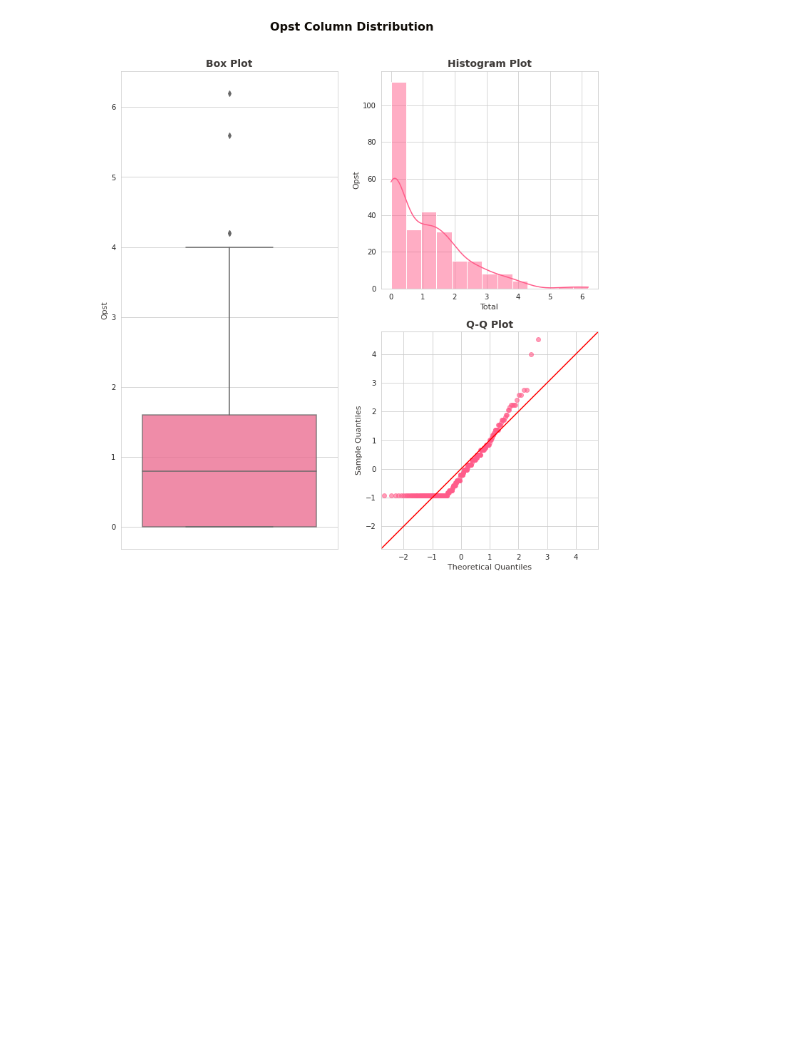
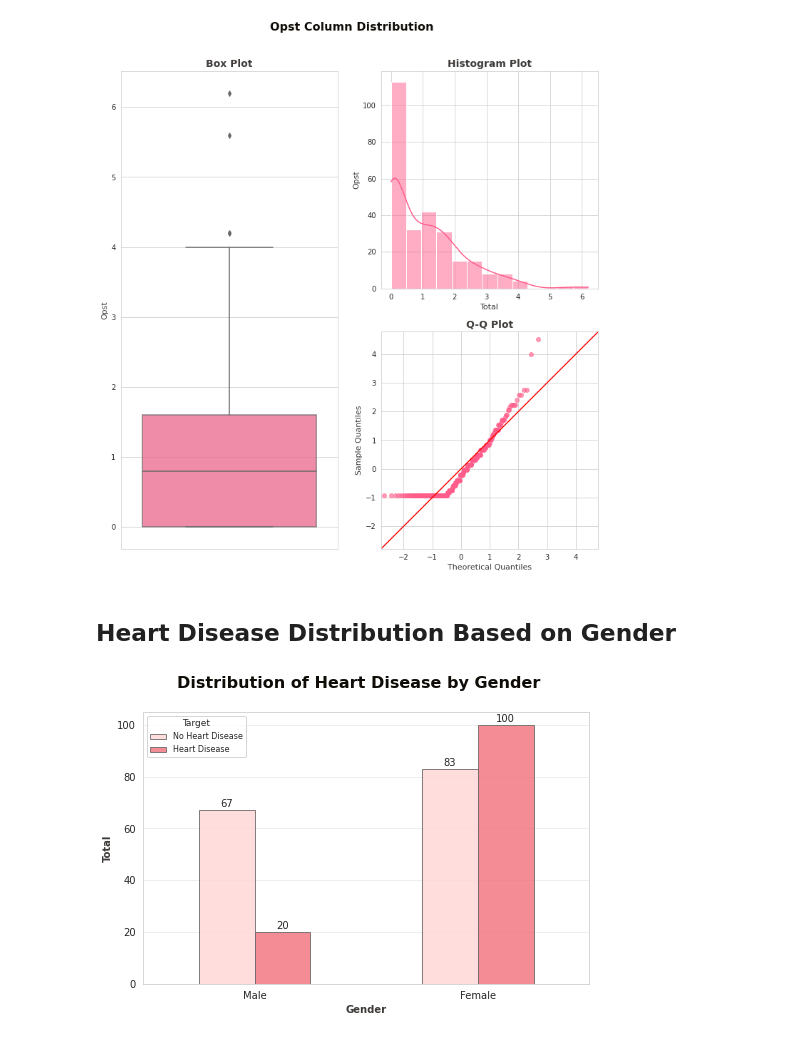
Before and after one commit to iamharkirat/EEE-591, a Jupyter notebook: project_1.ipynb, the cells around one changed output. Cells and saved outputs as stored; diff of their text form; code cells hidden in the pictures; blank space fills up the shorter version.

```diff
--- a/project_1.ipynb
+++ b/project_1.ipynb
@@ -283,3 +283,36 @@ plot_column_distribution('mhr', black_grad, heart_df)
 plot_column_distribution('opst', pink_grad, heart_df)
 # %% [output]
 [figure]
+# %% [markdown]
+## Heart Disease Distribution Based on Gender
+# %%
+# Define labels
+labels = ['No Heart Disease', 'Heart Disease']
+label_gender = np.array([0, 1])
+label_gender2 = ['Male', 'Female']
+
+# Create a cross-tabulation of sex and a1p2 columns and plot a bar chart
+ax = pd.crosstab(heart_df['sex'], heart_df['a1p2']).plot(kind='bar', figsize=(8, 5),
+                                                        color=color_mix[2:4],
+                                                        edgecolor=black_grad[2], alpha=0.85)
+for rect in ax.patches:
+    ax.text (rect.get_x()+rect.get_width()/2,
+             rect.get_height()+1.25,rect.get_height(),
+             horizontalalignment='center', fontsize=10)
+
+# Set chart title and axis labels
+plt.suptitle('Distribution of Heart Disease by Gender', fontweight='bold', fontsize=16,
+             fontfamily='sans-serif', color=black_grad[0])
+plt.xlabel('Gender', fontweight='bold', fontfamily='sans-serif', color=black_grad[1])
+plt.ylabel('Total', fontweight='bold', fontfamily='sans-serif', color=black_grad[1])
+
+# Set x-axis tick labels and grid lines
+plt.xticks(label_gender, label_gender2, rotation=0)
+plt.grid(axis='y', alpha=0.4)
+plt.grid(axis='x', alpha=0)
+
+# Add a legend to the chart
+plt.legend(labels=labels, title='Target', fontsize=8, title_fontsize=9,
+           loc='upper left', frameon=True);
+# %% [output]
+[figure, added]
```
Also changed, not shown: parts of 14 cells of this notebook.
